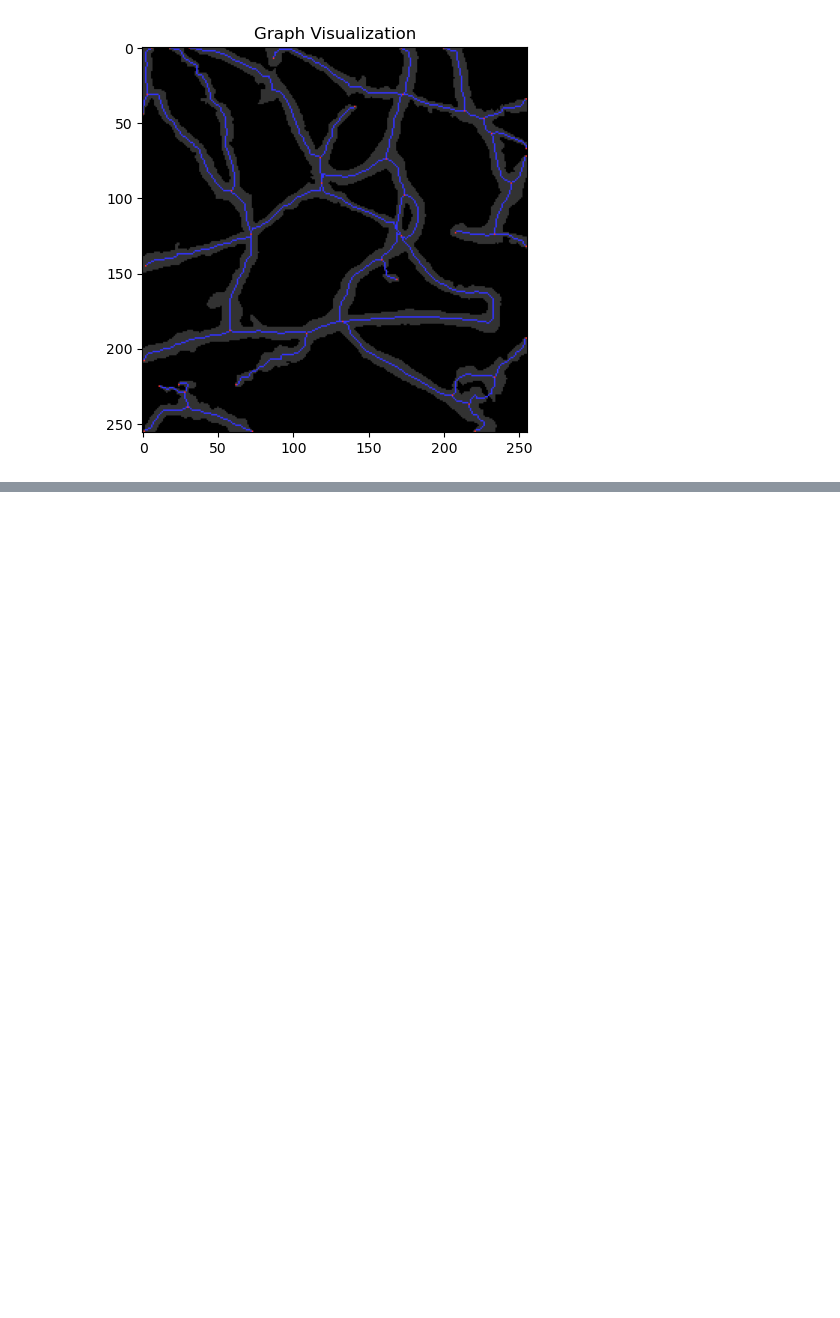
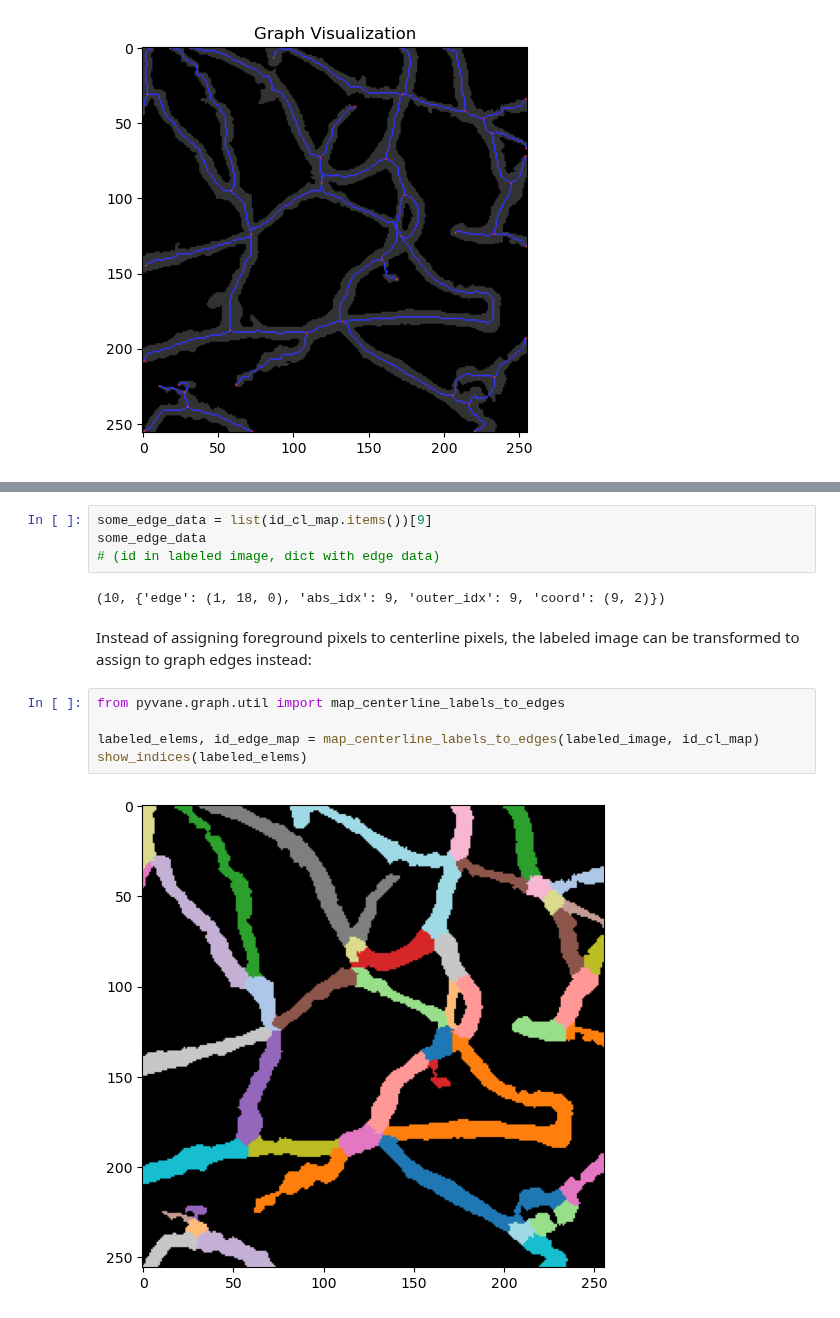
Before and after one commit to chcomin/pyvane, a Jupyter notebook: examples/Graph creation.ipynb, the cells around one changed output, grey strips where cells are left out. Saved outputs shown, nothing was run; the diff lists cells and outputs as text; blank space fills up the shorter version.

```diff
--- a/examples/Graph creation.ipynb
+++ b/examples/Graph creation.ipynb
@@ -56,0 +140,15 @@ plt.imshow(labeled_volume, cmap=cmap, vmin=1)
+# %%
+some_edge_data = list(id_cl_map.items())[9]
+some_edge_data
+# (id in labeled image, dict with edge data)
+# %% [output]
+(10, {'edge': (1, 18, 0), 'abs_idx': 9, 'outer_idx': 9, 'coord': (9, 2)})
+# %% [markdown]
+Instead of assigning foreground pixels to centerline pixels, the labeled image can be transformed to assign to graph edges instead:
+# %%
+from pyvane.graph.util import map_centerline_labels_to_edges
+
+labeled_elems, id_edge_map = map_centerline_labels_to_edges(labeled_image, id_cl_map)
+show_indices(labeled_elems)
+# %% [output]
+[figure, added]
```
Also changed, not shown: parts of 27 cells of this notebook, 10 other files.
